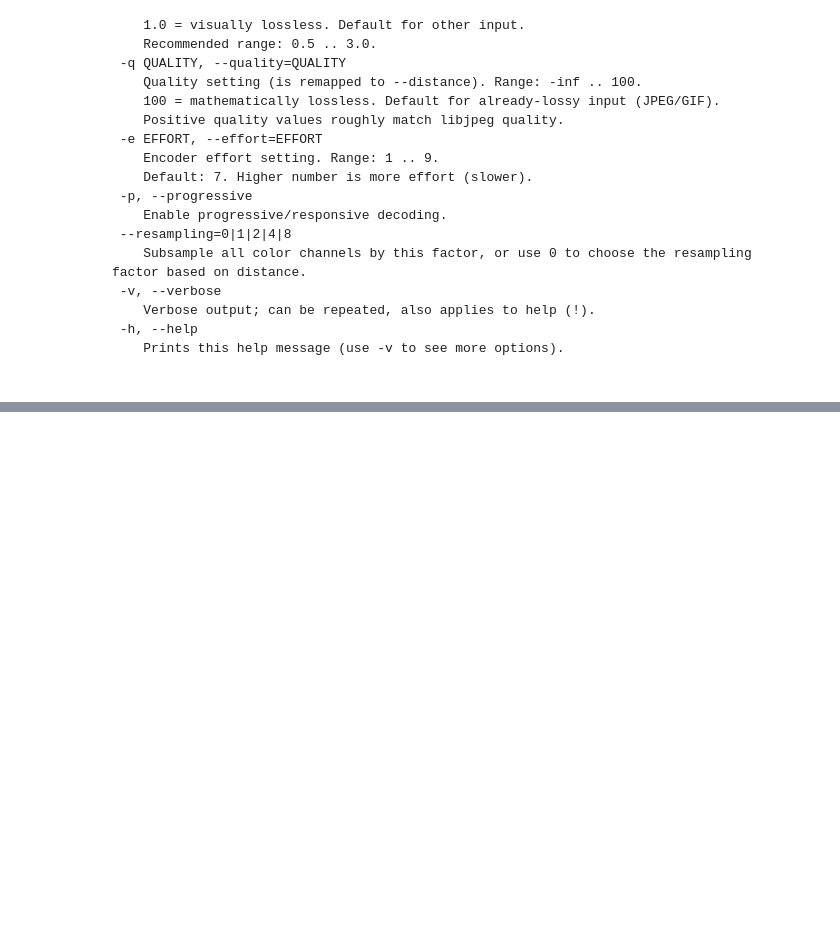
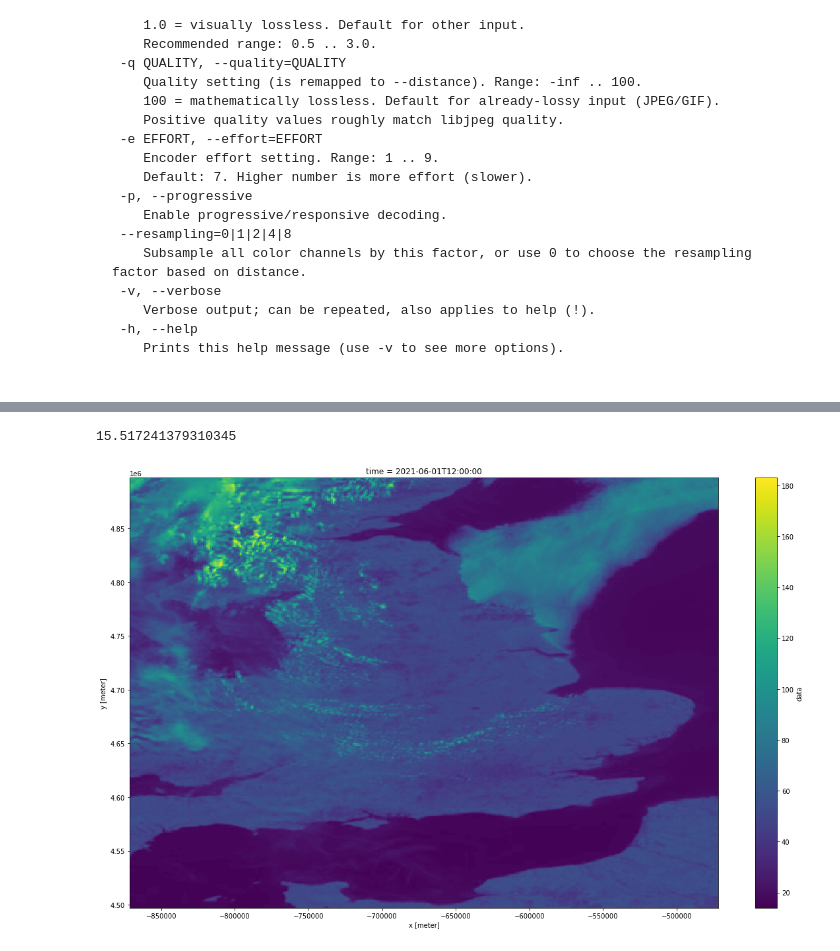
Before and after one commit to openclimatefix/Satip, a Jupyter notebook: notebooks/JPEG-XL.ipynb, the cells around one changed output, grey strips where cells are left out. Drawn from its saved outputs; the diff is of its cells as text; code cells hidden in the pictures; blank space fills up the shorter version.

Commit message:
making progress with JPEG-XL

```diff
--- a/notebooks/JPEG-XL.ipynb
+++ b/notebooks/JPEG-XL.ipynb
@@ -78,0 +162,40 @@ DelayedImportError: could not import name 'jpegxl_encode' from 'imagecodecs'
+# %%
+%%time
+
+OUTPUT_ZARR_PATH = "gs://solar-pv-nowcasting-data/satellite/EUMETSAT/SEVIRI_RSS/test_jpeg_xl_compression/jpeg_xl_distance_1_effort_7.zarr"
+
+encoding = {
+    "data": {
+        #"compressor": JpegXl(
+            # distance: Lowest settings are 0.00 or 0.01.
+        #    distance=0.0,
+
+            # level: Set the decoding speed tier for the provided options. Minimum is 0 (highest
+            # https://github.com/libjxl/libjxl/blob/v0.6.1/lib/include/jxl/encode.h#L317
+            # quality), and maximum is 4 (lowest quality). Default is 0.
+            # Leave this as None if distance = 0.0
+            # This must be set to 0, 1, 2, 3, or 4 if distance is not 0.00, otherwise distance will have no effect:
+            # lossless mode is always enabled if level==None.
+        #    level=None,
+
+        #    effort=7,
+            #photometric=False,
+        #),
+        "compressor": numcodecs.get_codec(dict(id="bz2", level=5)),
+    },
+}
+
+# Need to set to
+zarr_store = (satellite_dataset.sel(
+    time=[
+        "2021-06-01 12:00",
+        "2021-06-10 06:00",
+        "2021-01-01 09:00",
+        "2021-01-01 00:00",
+    ]
+).clip(min=0) / 4).astype(np.uint8).expand_dims(dim="channel", axis=-1).to_zarr(
+    OUTPUT_ZARR_PATH,
+    mode="w",
+    encoding=encoding,
+    compute=True,
+)
@@ -78,0 +218,10 @@ DelayedImportError: could not import name 'jpegxl_encode' from 'imagecodecs'
+# %%
+(1.8/2.9) * 25
+# %% [output]
+15.517241379310345
+# %%
+opened = xr.open_dataset(OUTPUT_ZARR_PATH, engine="zarr", mode="r")
+# %%
+(opened["data"].isel(time=0, x=slice(500, 900), y=slice(300, 700))).plot();
+# %% [output]
+[figure, added]
```
Also changed, not shown: parts of 20 cells of this notebook.
